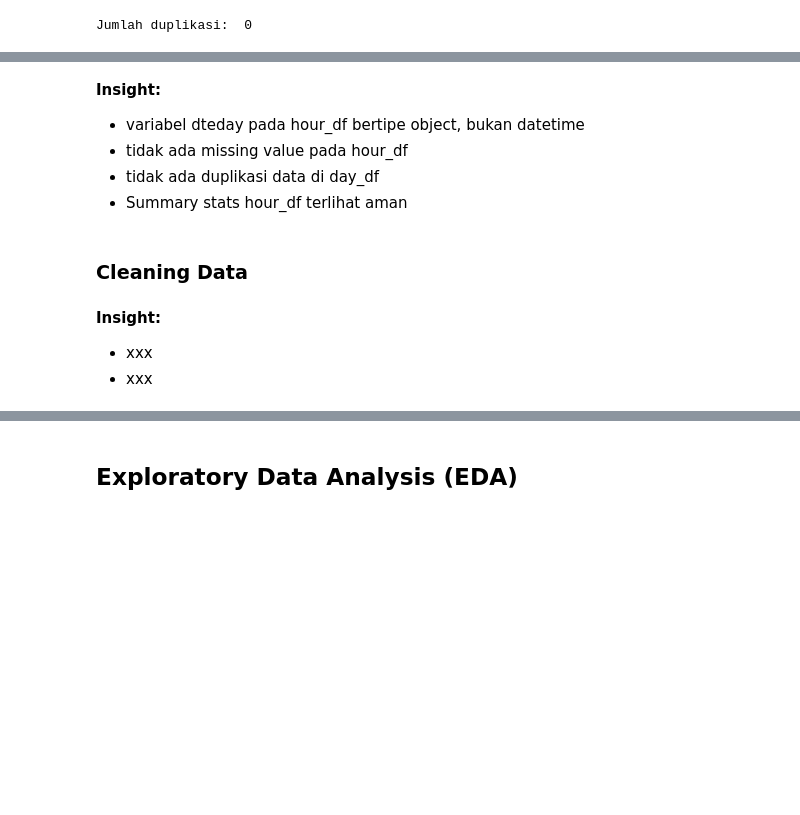
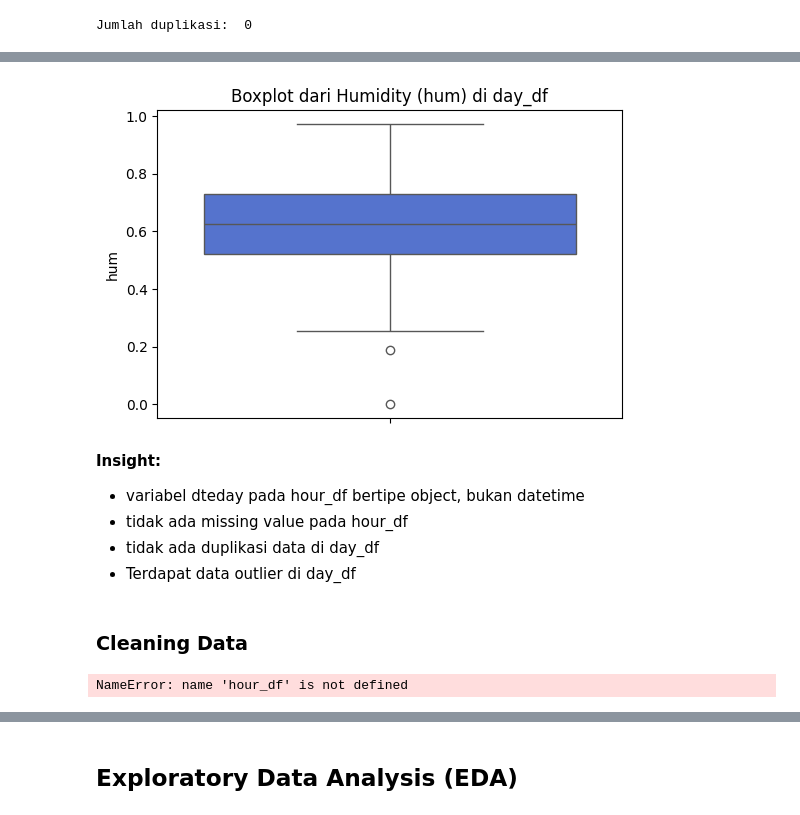
Before and after one commit to echaan/bike-sharing-analysis, a Jupyter notebook: notebook.ipynb, the cells around one changed output, grey strips where cells are left out. Cells and saved outputs as stored; diff of their text form; code cells hidden in the pictures; blank space fills up the shorter version.

Commit message:
Data Cleaning, EDA, Data visualization

```diff
--- a/notebook.ipynb
+++ b/notebook.ipynb
@@ -194,15 +175,28 @@ hour_df.describe()
 | 50% | 8690.0000 | 3.000000 | 1.000000 | 7.000000 | 12.000000 | 0.000000 | 3.000000 | 1.000000 | 1.000000 | 0.500000 | ... |
 | 75% | 13034.5000 | 3.000000 | 1.000000 | 10.000000 | 18.000000 | 0.000000 | 5.000000 | 1.000000 | 2.000000 | 0.660000 | ... |
 | max | 17379.0000 | 4.000000 | 1.000000 | 12.000000 | 23.000000 | 1.000000 | 6.000000 | 1.000000 | 4.000000 | 1.000000 | ... |
+# %%
+# Membuat boxplot untuk kolom 'hum' di day_df
+plt.figure(figsize=(6,4))
+sns.boxplot(y=day_df['hum'], color='royalblue')
+
+# Menambahkan judul
+plt.title("Boxplot dari Humidity (hum) di day_df")
+
+# Menampilkan plot
+plt.show()
+# %% [output]
+[figure, added]
 # %% [markdown]
 **Insight:**
 - variabel dteday pada hour_df bertipe object, bukan datetime
 - tidak ada missing value pada hour_df
 - tidak ada duplikasi data di day_df
-- Summary stats hour_df terlihat aman
+- Terdapat data outlier di day_df
 # %% [markdown]
 ### Cleaning Data
-# %% [markdown]
-**Insight:**
-- xxx
-- xxx
+# %%
+# Menghapus hour_df
+del hour_df
+# %% [output]
+NameError: name 'hour_df' is not defined
```
Also changed, not shown: parts of 38 cells of this notebook.
